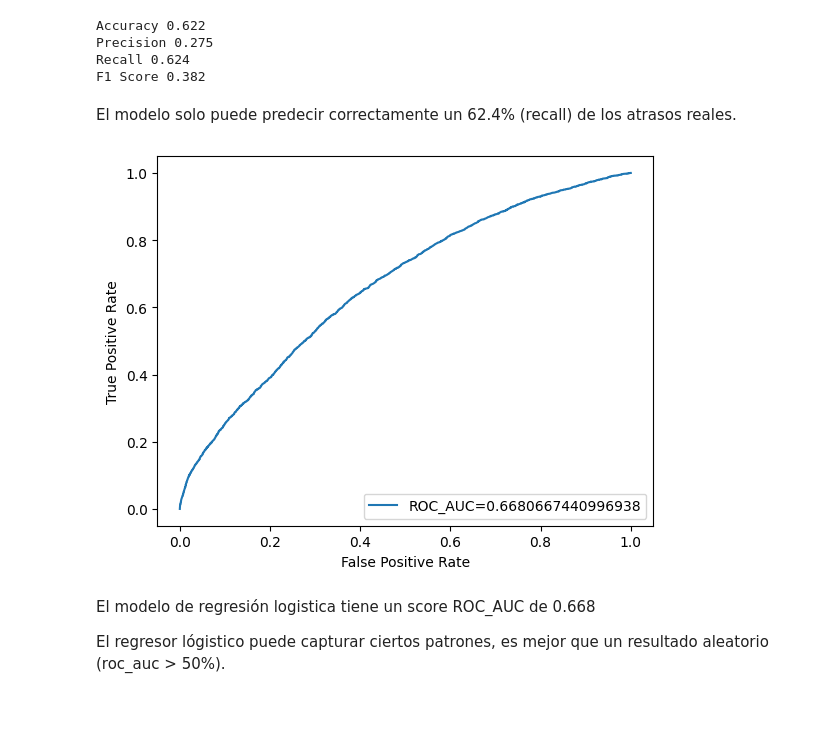
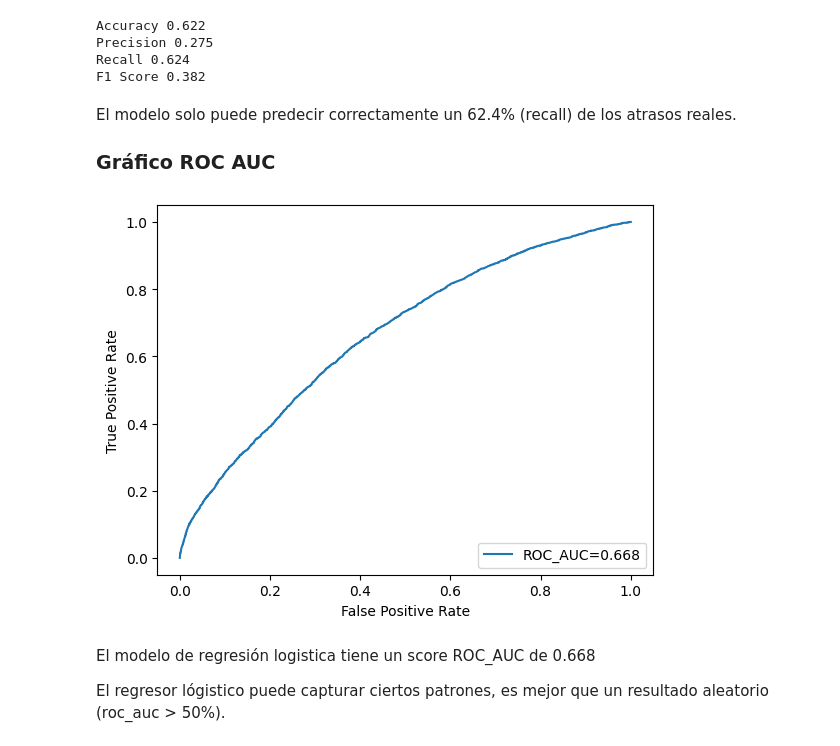
Before and after one commit to matiasmoreno/neural_scl, a Jupyter notebook: notebooks/basic_model.ipynb, the cells around one changed output. Saved outputs shown, nothing was run; the diff lists cells and outputs as text; code cells hidden in the pictures; blank space fills up the shorter version.

```diff
--- a/notebooks/basic_model.ipynb
+++ b/notebooks/basic_model.ipynb
@@ -143,21 +143,23 @@ Recall 0.624
 F1 Score 0.382
 # %% [markdown]
 El modelo solo puede predecir correctamente un 62.4% (recall) de los atrasos reales.
+
+### Gráfico ROC AUC
 # %%
 import matplotlib.pyplot as plt
 
 y_pred_proba = logreg.predict_proba(X_test)[::,1]
 fpr, tpr, _ = metrics.roc_curve(y_test,  y_pred_proba)
 auc = metrics.roc_auc_score(y_test, y_pred_proba)
 
 #create ROC curve
-plt.plot(fpr,tpr,label="ROC_AUC="+str(auc))
+plt.plot(fpr,tpr,label="ROC_AUC="+str(round(auc,3)))
 plt.ylabel('True Positive Rate')
 plt.xlabel('False Positive Rate')
 plt.legend(loc=4)
 plt.show()
 # %% [output]
-[figure, old version]
+[figure, new version]
 # %% [markdown]
 El modelo de regresión logistica tiene un score ROC_AUC de 0.668
 
```
Also changed, not shown: 1 other file.
